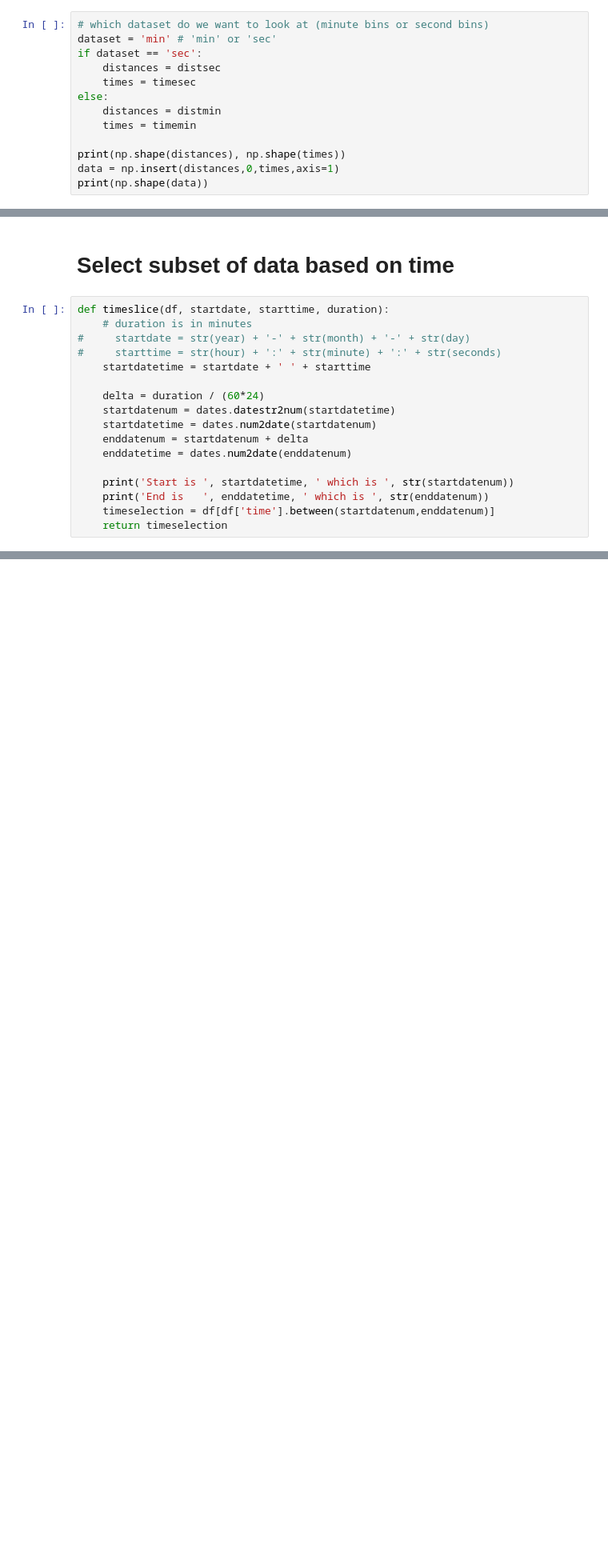
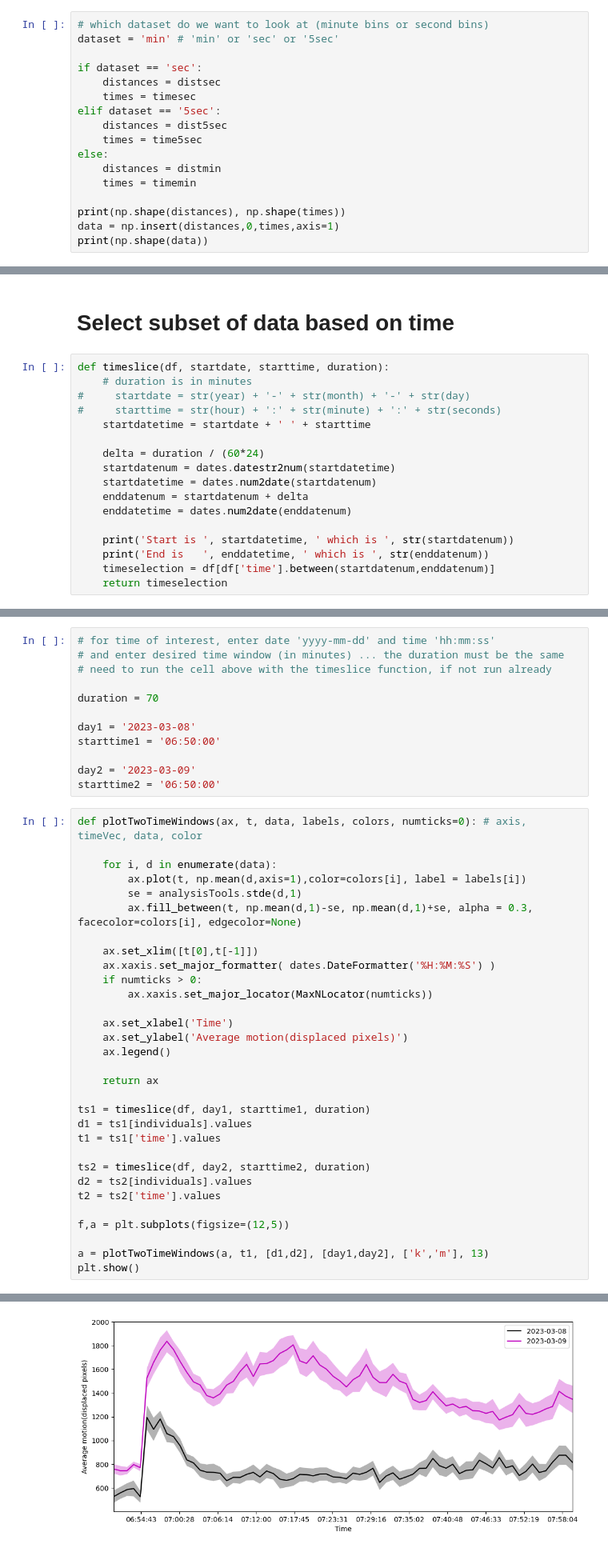
Before and after one commit to enwudz/pytracker, a Jupyter notebook: videotrack_analysis_daphnia.ipynb, the cells around one changed output, grey strips where cells are left out. Shown at 80% size. Cells and saved outputs as stored; diff of their text form; blank space fills up the shorter version.

Commit message:
updates to compare times

```diff
--- a/videotrack_analysis_daphnia.ipynb
+++ b/videotrack_analysis_daphnia.ipynb
@@ -46,9 +69,13 @@ print(np.shape(distmin), np.shape(distsec))
 # %%
 # which dataset do we want to look at (minute bins or second bins)
-dataset = 'min' # 'min' or 'sec'
+dataset = 'min' # 'min' or 'sec' or '5sec'
+
 if dataset == 'sec':
     distances = distsec
     times = timesec
+elif dataset == '5sec':
+    distances = dist5sec
+    times = time5sec
 else:
     distances = distmin
     times = timemin
@@ -219,0 +255,44 @@ multipleIndividualPlot(ts,['9','10','11','12'])
+# %%
+# for time of interest, enter date 'yyyy-mm-dd' and time 'hh:mm:ss'
+# and enter desired time window (in minutes) ... the duration must be the same
+# need to run the cell above with the timeslice function, if not run already
+
+duration = 70
+
+day1 = '2023-03-08'
+starttime1 = '06:50:00'
+
+day2 = '2023-03-09'
+starttime2 = '06:50:00'
+# %%
+def plotTwoTimeWindows(ax, t, data, labels, colors, numticks=0): # axis, timeVec, data, color
+
+    for i, d in enumerate(data):
+        ax.plot(t, np.mean(d,axis=1),color=colors[i], label = labels[i])
+        se = analysisTools.stde(d,1)
+        ax.fill_between(t, np.mean(d,1)-se, np.mean(d,1)+se, alpha = 0.3, facecolor=colors[i], edgecolor=None)
+
+    ax.set_xlim([t[0],t[-1]])
+    ax.xaxis.set_major_formatter( dates.DateFormatter('%H:%M:%S') )
+    if numticks > 0:
+        ax.xaxis.set_major_locator(MaxNLocator(numticks))
+
+    ax.set_xlabel('Time')
+    ax.set_ylabel('Average motion(displaced pixels)')
+    ax.legend()
+
+    return ax
+
+ts1 = timeslice(df, day1, starttime1, duration)
+d1 = ts1[individuals].values
+t1 = ts1['time'].values
+
+ts2 = timeslice(df, day2, starttime2, duration)
+d2 = ts2[individuals].values
+t2 = ts2['time'].values
+
+f,a = plt.subplots(figsize=(12,5))
+
+a = plotTwoTimeWindows(a, t1, [d1,d2], [day1,day2], ['k','m'], 13)
+plt.show()
+# %% [output]
@@ -219,0 +303 @@ multipleIndividualPlot(ts,['9','10','11','12'])
+[figure, added]
```
Also changed, not shown: parts of 15 cells of this notebook.
